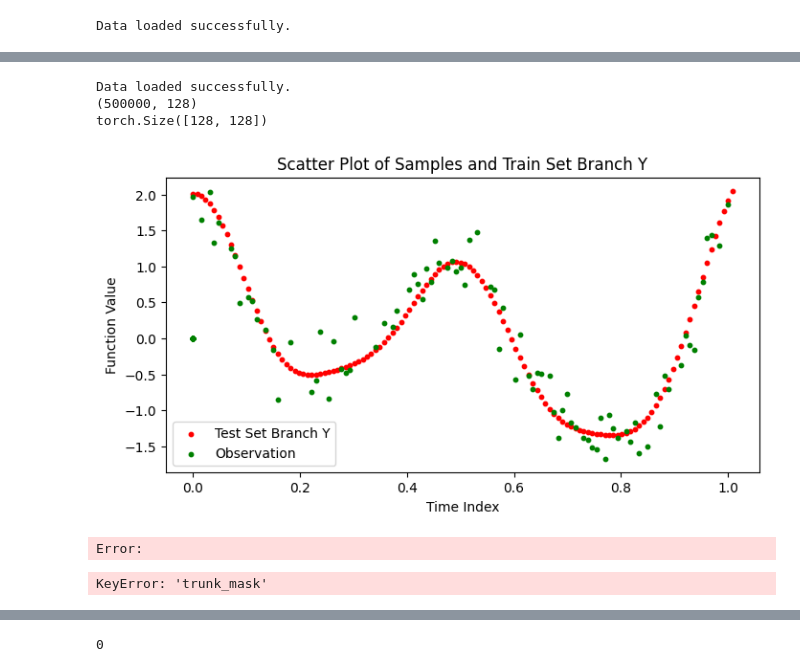
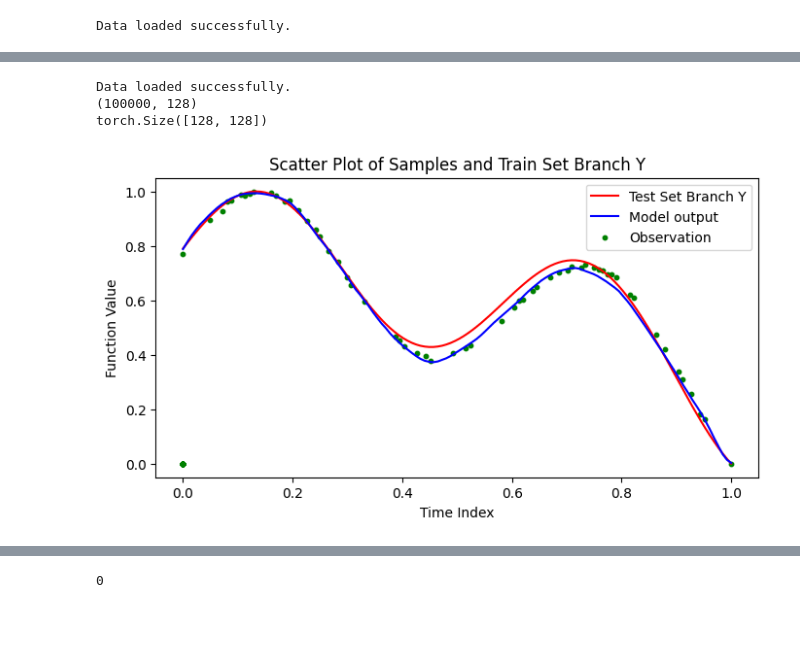
Before and after one commit to Arwin1906/Lab_-Zero_Shot, a Jupyter notebook: Jan/kernel.ipynb, the cells around one changed output, grey strips where cells are left out. Saved outputs shown, nothing was run; the diff lists cells and outputs as text; code cells hidden in the pictures; blank space fills up the shorter version.

```diff
--- a/Jan/kernel.ipynb
+++ b/Jan/kernel.ipynb
@@ -12,15 +12,16 @@ def save_data(*arrays, folder="saved_data"):
         np.save(os.path.join(folder, filename), array)
     print("Data saved successfully.")
 
-def load_data(folder="saved_data_train"):
+def load_data(folder="saved_data",postfix="train"):
     filenames = [
         "train_set_branch_y.npy", "train_set_branch_t.npy", "train_set_trunk.npy",
-        "branch_mask.npy", "test_truth.npy","samples.npy","samples_noisy.npy"
+        "branch_mask.npy", "test_truth.npy","stats.npy","norm_props.npy","samples.npy","samples_noisy.npy"
 
     ]
-    arrays = [np.load(os.path.join(folder, filename), allow_pickle=True) for filename in filenames]
+    arrays = [np.load(os.path.join(folder+"_"+postfix, filename), allow_pickle=True) for filename in filenames]
     print("Data loaded successfully.")
     return arrays
+
 grid_size = 640
 temporal_size = 20
 # %%
@@ -471,9 +473,15 @@ KeyboardInterrupt:
 # %%
+import torch
+from dataset import TimeSeriesDataset
+from torch.utils.data import Dataset, DataLoader
+import matplotlib.pyplot as plt
+from tqdm import tqdm
+from model import FIML
 loss = 0
-device = 'cpu'
+device = 'cuda'
 epochs=1
 (train_set_branch_y, train_set_branch_t, train_set_trunk_t,
- branch_mask, test_truth,samples,samples_noisy) = load_data()
+ branch_mask, test_truth,stats,norm_props,samples,samples_noisy) =load_data(postfix="train_minmax")
 
 print(train_set_branch_y.shape)
 dataset = TimeSeriesDataset(
@@ -481,15 +489,19 @@ dataset = TimeSeriesDataset(
     train_set_branch_t,
     train_set_trunk_t,
     branch_mask,
-    test_truth
+    test_truth,
+    stats,
+    norm_props,
+    samples
 )
 epochs = 20
 # Initialize the DataLoader
 dataloader = DataLoader(dataset, batch_size=128, shuffle=True)
-#model = DeepONet(d_model=256,heads=4)
-#model.load_state_dict((torch.load("model_best.pth")))
-#model.to(device)
-#model.eval()
+model = FIML(d_model=256,heads=4)
+model.load_state_dict((torch.load("model_fim_l.pth")))
+model.to(device)
+model = torch.compile(model)
+model.eval()
 
 for epoch in range(epochs):
 
@@ -505,74 +517,41 @@ for epoch in range(epochs):
 
         test_truth = batch["test_truth"].to(device) [i].unsqueeze(0)
 
-     #   out = model(train_set_branch_y,train_set_branch_t,train_set_trunk_t,branch_mask)
+        out,_ = model(train_set_branch_y,train_set_branch_t,train_set_trunk_t,branch_mask)
 
         x = np.linspace(0,1,128) # Assuming samples is a 1D array of length 640
 
         # Initialize the plot
         plt.figure(figsize=(8, 4))
        # print(train_set_branch_t[0])
 
         # Plot 'samples' as blue dots
         #plt.scatter(x, samples, color='blue', label='Samples', s=10)  # s=10 sets the marker size
 
         # Plot 'train_set_branch_y' as red dots
 
-        plt.scatter(train_set_trunk_t[0].to('cpu'), test_truth[0].to('cpu'), color='red', label='Test Set Branch Y', s=10)
+        plt.plot(train_set_trunk_t[0].to('cpu'), test_truth[0].to('cpu'), color='red', label='Test Set Branch Y', )
        # print(train_set_trunk_t[0].to('cpu').shape, out.to('cpu').detach().shape)
-     #   plt.scatter(train_set_trunk_t[0].to('cpu'), out.to('cpu').detach().numpy(), color='blue', label='Model output', s=10)
+        plt.plot(train_set_trunk_t[0].to('cpu'), out.to('cpu').detach().numpy(), color='blue', label='Model output',)
         plt.scatter(train_set_branch_t[0].to('cpu'), train_set_branch_y[0].to('cpu').detach().numpy(), color='green', label='Observation', s=10)
 
         # Achsen beschriften und Titel hinzufügen
         plt.xlabel('Time Index')
         plt.ylabel('Function Value')
         plt.title('Scatter Plot of Samples and Train Set Branch Y')
 
         # Add a legend to differentiate the datasets
         plt.legend()
 
 
         # Plot anzeigen
         plt.show()
         break
     break
 
 #torch.save(model._orig_mod.state_dict(), 'model.pth')
 # %% [output]
 Data loaded successfully.
-(500000, 128)
+(100000, 128)
 torch.Size([128, 128])
-[figure, old version]
+[figure, new version]
-Error:
-# %%
-model = DeepONet(d_model=256,heads=4)
-model.load_state_dict("model_best.pth")
-model.eval()
-for  batch in dataloader:
-    train_set_branch_y = batch["train_set_branch_y"].to(device)
-    train_set_branch_t = batch["train_set_branch_y"].to(device)
-
-    train_set_trunk_t = batch["train_set_trunk"].to(device)
-
-
-    branch_mask = batch["branch_mask"].to(device)
-    trunk_mask = batch["trunk_mask"].to(device)
-
-
-    test_truth = batch["test_truth"].to(device)
-
-
-
-
-    out = model(train_set_branch_y,train_set_branch_t,train_set_trunk_t,branch_mask,trunk_mask)
-    test_truth = test_truth * trunk_mask
-    #print(out)
-    torch.set_printoptions(threshold=float('inf'))
-
-    print(test_truth[245])
-    print(out[245])
-    break
-
-torch.save(model._orig_mod.state_dict(), 'model.pth')
-# %% [output]
-KeyError: 'trunk_mask'
```
Also changed, not shown: parts of 5 cells of this notebook, 16 other files.
